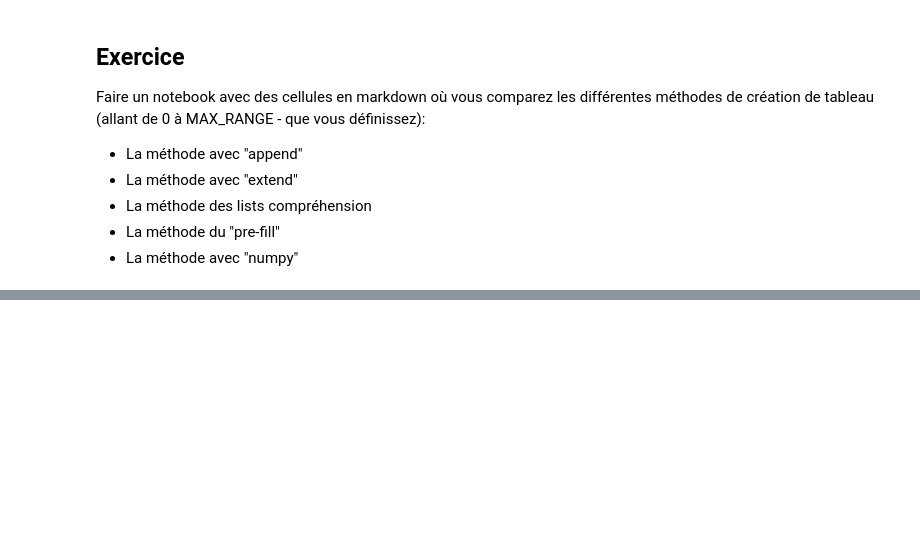
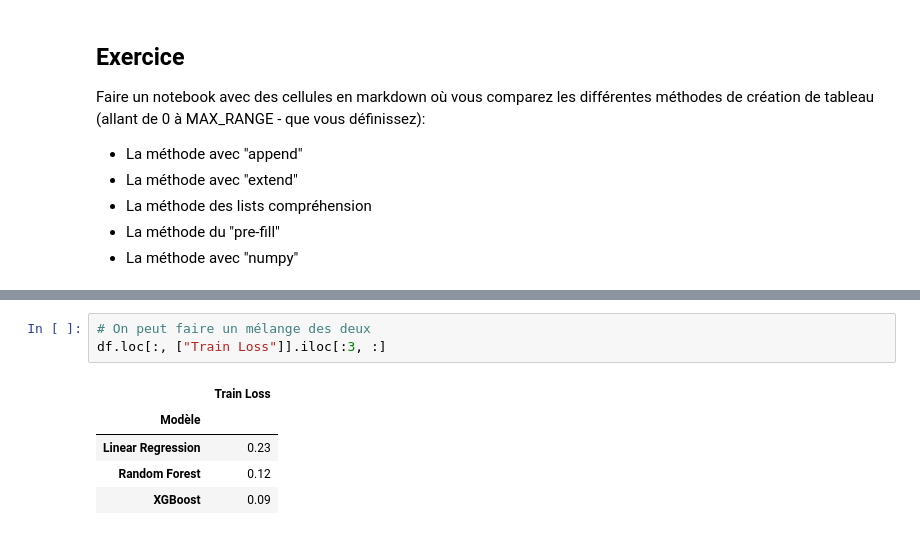
Before and after one commit to BaptGau/m1_ecostats, a Jupyter notebook: mon_petit_notebook.ipynb, the cells around one changed output, grey strips where cells are left out. Cells and saved outputs as stored; diff of their text form; blank space fills up the shorter version.

```diff
--- a/mon_petit_notebook.ipynb
+++ b/mon_petit_notebook.ipynb
@@ -25,0 +160,9 @@ les différentes méthodes de création de tableau (allant de 0 à MAX_RANGE - q
+# %%
+# On peut faire un mélange des deux
+df.loc[:, ["Train Loss"]].iloc[:3, :]
+# %% [output]
+|  | Train Loss |
+| Modèle |  |
+| Linear Regression | 0.23 |
+| Random Forest | 0.12 |
+| XGBoost | 0.09 |
```
Also changed, not shown: parts of 25 cells of this notebook, 3 other files.
